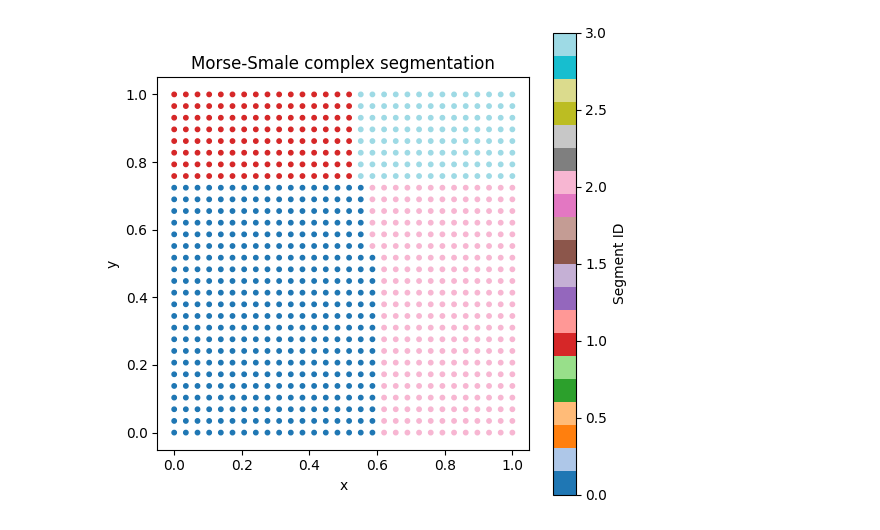
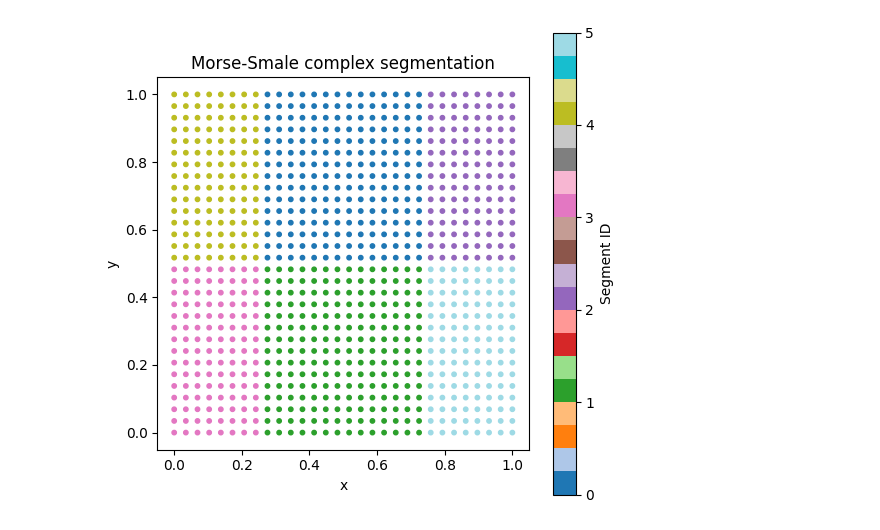
Before and after one commit to fbeilstein/topological_data_analysis, a Jupyter notebook: lecture_12_discrete_morse_theory.ipynb, the cells around one changed output. Cells and saved outputs as stored; diff of their text form; code cells hidden in the pictures.

```diff
--- a/lecture_12_discrete_morse_theory.ipynb
+++ b/lecture_12_discrete_morse_theory.ipynb
@@ -53,7 +19,8 @@ def hill(_x):
   _x = np.atleast_2d(_x)
   x = _x[:, 0]
   y = _x[:, 1]
-  return np.exp(- ((x - .55)**2 + (y-.75)**2)/.125) + 0.01*(x + y)
+  #return np.exp(- ((x - .55)**2 + (y-.75)**2)/.125) + 0.01*(x + y)
+  return np.sin(2 * np.pi * x) + np.cos(2 * np.pi * y)
 
 # Create a grid of points
 res = 30
@@ -63,31 +30,31 @@ xx, yy = np.meshgrid(x, y)
 X = np.vstack([xx.ravel(), yy.ravel()]).T
 Y = hill(X)
 
 # Create neighborhood graph
 graph = ngl.EmptyRegionGraph(beta=0.15)  # smaller beta for denser graph
 
 # Build Morse-Smale Complex
 msc = topopy.MorseSmaleComplex(graph=graph,
                                gradient='steepest',
                                normalization='feature')
 msc.build(X, Y)
 
 # Plot: show segmentation
 partition = msc.get_partitions()
 labels = np.zeros(len(X), dtype=int)
 
 # Assign a unique label to each Morse cell
 for i, (_, point_ids) in enumerate(partition.items()):
     for pid in point_ids:
         labels[pid] = i
 
 plt.figure(figsize=(6, 6))
 plt.scatter(X[:, 0], X[:, 1], c=labels, cmap='tab20', s=10)
 plt.title("Morse-Smale complex segmentation")
 plt.xlabel("x")
 plt.ylabel("y")
 plt.gca().set_aspect('equal')
 plt.colorbar(label='Segment ID')
 plt.show()
 # %% [output]
-[figure, old version]
+[figure, new version]
```
Also changed, not shown: parts of 4 cells of this notebook.
